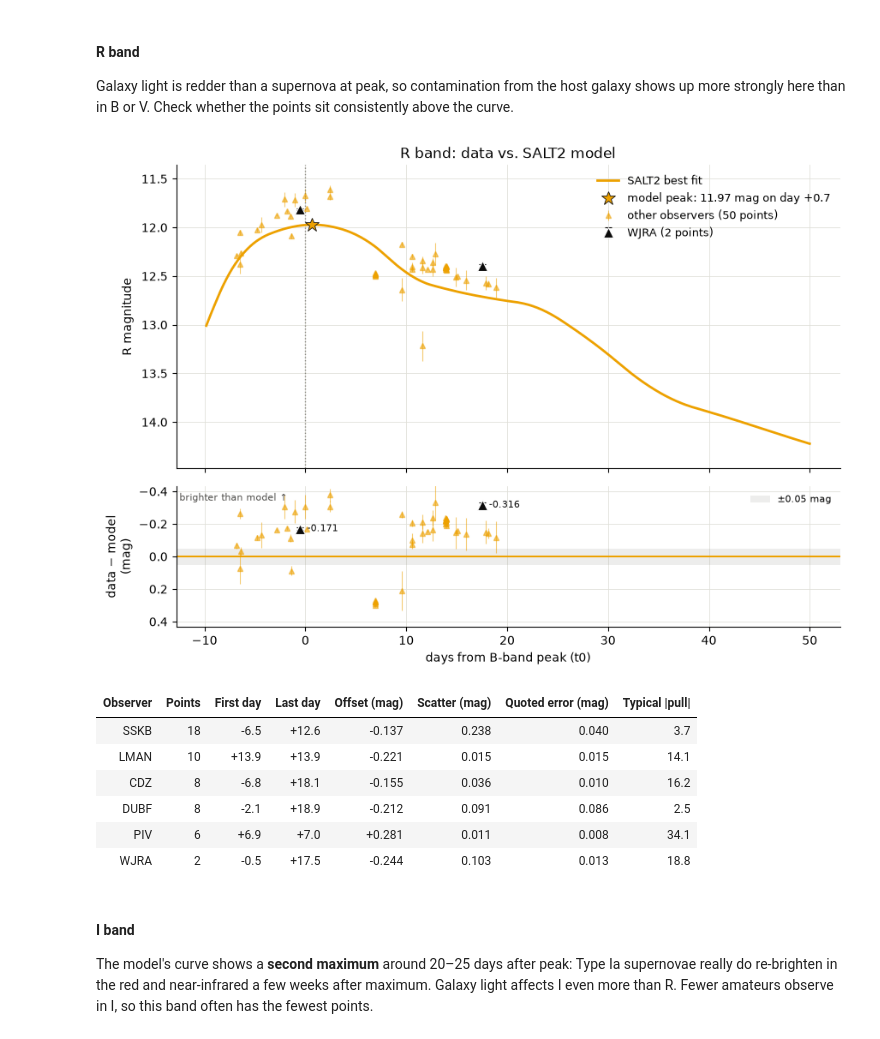
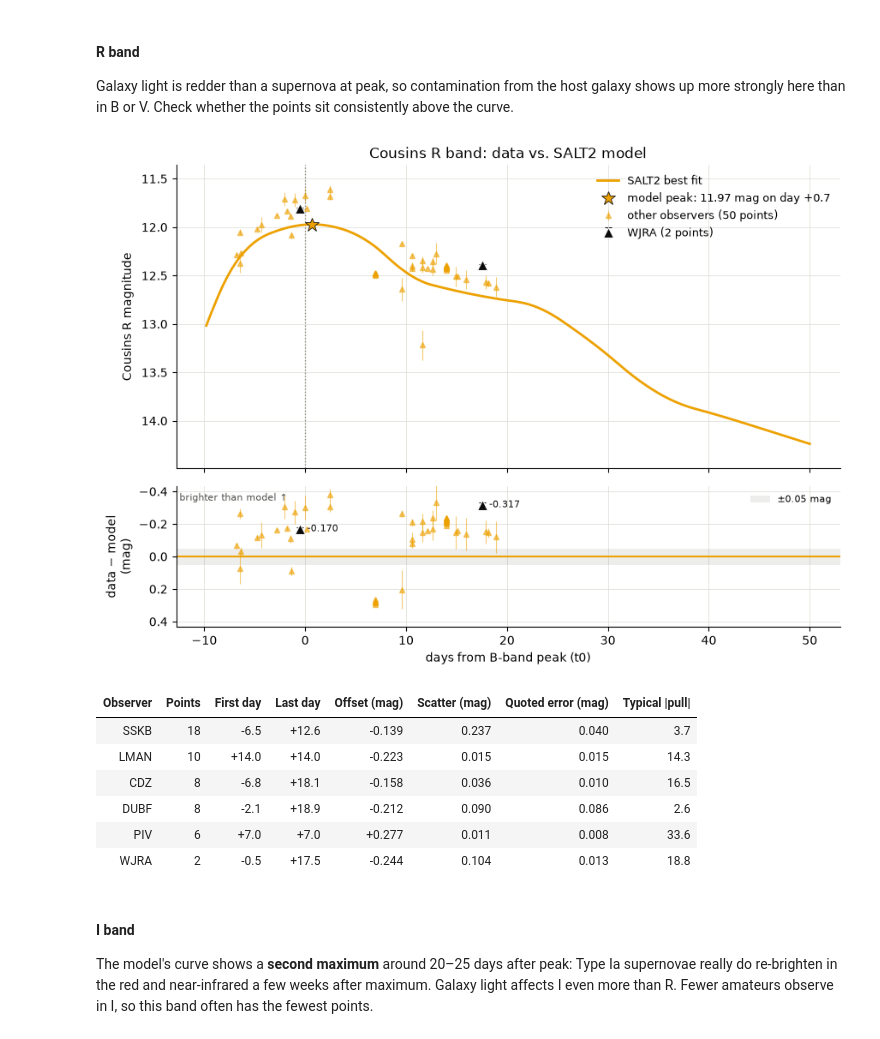
Before and after one commit to jeffrwatts/AstroNotebooks, a Jupyter notebook: sn1a_distance.ipynb, the cells around one changed output. Cells and saved outputs as stored; diff of their text form; code cells hidden in the pictures.

```diff
--- a/sn1a_distance.ipynb
+++ b/sn1a_distance.ipynb
@@ -157,11 +160,11 @@ brightest V-band point. Only data from 10 days before to 50 days after that
 guess are fit (the gray shading is left out), because that's the range the
 SALT2 model was trained on.
 # %%
-df_all = aavso.load_aavso_report(target["file"])
+df_all = aavso.load_aid_download(target["file"])
 df, df_excluded = aavso.split_by_observer(df_all, target.get("exclude"))
 
-times, mags = aavso.get_band_series(df, "V")
-t0_guess = times[np.argmin(mags)]
+v = df[df["band"] == "Johnson V"].dropna(subset=["jd", "mag", "uncertainty"])
+t0_guess = v["jd"].iloc[np.argmin(v["mag"])]
 print(f"peak guess (brightest V point): JD {t0_guess:.2f}")
 
 plots.plot_multiband(df, f"{SUPERNOVA}: raw light curve", excluded=df_excluded,
@@ -282,7 +284,7 @@ constrain the light-curve shape.
 # %%
 ERROR_FLOOR = 0.03   # mag, added in quadrature to every error bar (set 0 to see the difference)
 
-df_fit = df.assign(MERR=np.sqrt(df["MERR"]**2 + ERROR_FLOOR**2))
+df_fit = df.assign(uncertainty=np.sqrt(df["uncertainty"]**2 + ERROR_FLOOR**2))
 photdata = supernova.build_photometry_table(df_fit, t0_guess)
 print(f"fitting {len(photdata)} points in bands {sorted(set(photdata['band']))}, error floor {ERROR_FLOOR} mag")
 
@@ -354,7 +356,7 @@ print(f"{len(res)} observations from {res['observer'].nunique()} observers, "
 The bluest band, and the one the peak brightness $m_B$ (Step 4) is measured in.
 Together with V, it sets the color $c$. B fades fastest after peak.
 # %%
-plots.plot_band_fit(res, fit, "B", MY_OBSERVER)
+plots.plot_band_fit(res, fit, "Johnson B", MY_OBSERVER)
 plt.show()
-report.observer_fit_table(res, "B", MY_OBSERVER)
+report.observer_fit_table(res, "Johnson B", MY_OBSERVER)
 # %% [output]
@@ -371,7 +373,7 @@ report.observer_fit_table(res, "B", MY_OBSERVER)
 Usually the band with the most observations, so it's the best place to see how
 different observers compare with each other on the same nights.
 # %%
-plots.plot_band_fit(res, fit, "V", MY_OBSERVER)
+plots.plot_band_fit(res, fit, "Johnson V", MY_OBSERVER)
 plt.show()
-report.observer_fit_table(res, "V", MY_OBSERVER)
+report.observer_fit_table(res, "Johnson V", MY_OBSERVER)
 # %% [output]
@@ -401,18 +403,18 @@ Galaxy light is redder than a supernova at peak, so contamination from the host
 galaxy shows up more strongly here than in B or V. Check whether the points sit
 consistently above the curve.
 # %%
-plots.plot_band_fit(res, fit, "R", MY_OBSERVER)
+plots.plot_band_fit(res, fit, "Cousins R", MY_OBSERVER)
 plt.show()
-report.observer_fit_table(res, "R", MY_OBSERVER)
+report.observer_fit_table(res, "Cousins R", MY_OBSERVER)
 # %% [output]
-[figure, old version]
+[figure, new version]
 | Observer | Points | First day | Last day | Offset (mag) | Scatter (mag) | Quoted error (mag) | Typical |pull| |
-| SSKB | 18 | -6.5 | +12.6 | -0.137 | 0.238 | 0.040 | 3.7 |
-| LMAN | 10 | +13.9 | +13.9 | -0.221 | 0.015 | 0.015 | 14.1 |
-| CDZ | 8 | -6.8 | +18.1 | -0.155 | 0.036 | 0.010 | 16.2 |
-| DUBF | 8 | -2.1 | +18.9 | -0.212 | 0.091 | 0.086 | 2.5 |
-| PIV | 6 | +6.9 | +7.0 | +0.281 | 0.011 | 0.008 | 34.1 |
-| WJRA | 2 | -0.5 | +17.5 | -0.244 | 0.103 | 0.013 | 18.8 |
+| SSKB | 18 | -6.5 | +12.6 | -0.139 | 0.237 | 0.040 | 3.7 |
+| LMAN | 10 | +14.0 | +14.0 | -0.223 | 0.015 | 0.015 | 14.3 |
+| CDZ | 8 | -6.8 | +18.1 | -0.158 | 0.036 | 0.010 | 16.5 |
+| DUBF | 8 | -2.1 | +18.9 | -0.212 | 0.090 | 0.086 | 2.6 |
+| PIV | 6 | +7.0 | +7.0 | +0.277 | 0.011 | 0.008 | 33.6 |
+| WJRA | 2 | -0.5 | +17.5 | -0.244 | 0.104 | 0.013 | 18.8 |
 # %% [markdown]
 #### I band
 
```
Also changed, not shown: parts of 10 cells of this notebook, 5 other files.
